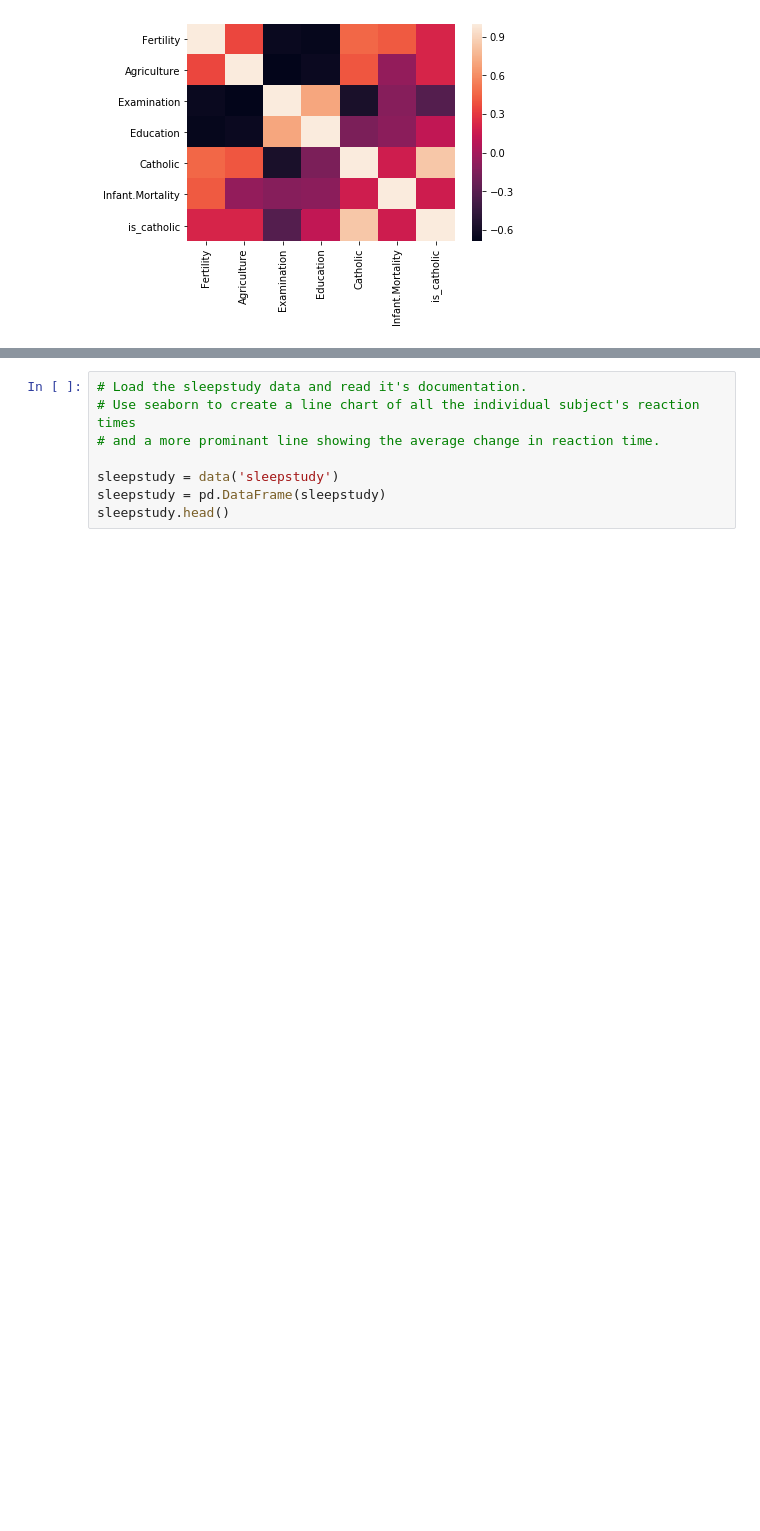
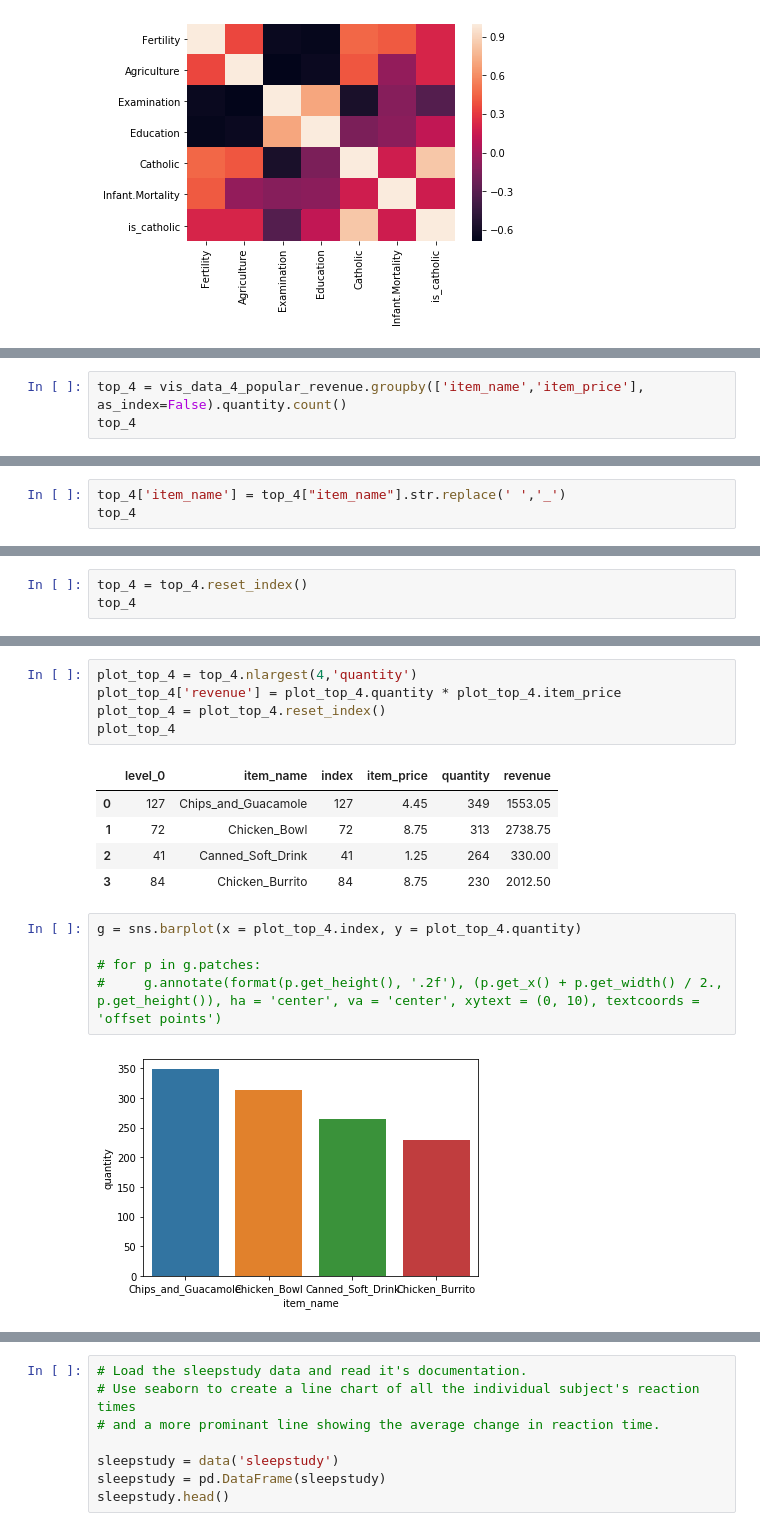
Before and after one commit to Jacqueline-A-Shay/python-exercises, a Jupyter notebook: 4.9_seaborn_exercises.ipynb, the cells around one changed output, grey strips where cells are left out. Saved outputs shown, nothing was run; the diff lists cells and outputs as text; blank space fills up the shorter version.

```diff
--- a/4.9_seaborn_exercises.ipynb
+++ b/4.9_seaborn_exercises.ipynb
@@ -266,0 +333,3 @@ df.head(5)
+# %%
+top_4 = vis_data_4_popular_revenue.groupby(['item_name','item_price'], as_index=False).quantity.count()
+top_4
@@ -266,0 +376,3 @@ df.head(5)
+# %%
+top_4['item_name'] = top_4["item_name"].str.replace(' ','_')
+top_4
@@ -266,0 +398,3 @@ df.head(5)
+# %%
+top_4 = top_4.reset_index()
+top_4
@@ -266,0 +420,18 @@ df.head(5)
+# %%
+plot_top_4 = top_4.nlargest(4,'quantity')
+plot_top_4['revenue'] = plot_top_4.quantity * plot_top_4.item_price
+plot_top_4 = plot_top_4.reset_index()
+plot_top_4
+# %% [output]
+|  | level_0 | item_name | index | item_price | quantity | revenue |
+| 0 | 127 | Chips_and_Guacamole | 127 | 4.45 | 349 | 1553.05 |
+| 1 | 72 | Chicken_Bowl | 72 | 8.75 | 313 | 2738.75 |
+| 2 | 41 | Canned_Soft_Drink | 41 | 1.25 | 264 | 330.00 |
+| 3 | 84 | Chicken_Burrito | 84 | 8.75 | 230 | 2012.50 |
+# %%
+g = sns.barplot(x = plot_top_4.index, y = plot_top_4.quantity)
+
+# for p in g.patches:
+#     g.annotate(format(p.get_height(), '.2f'), (p.get_x() + p.get_width() / 2., p.get_height()), ha = 'center', va = 'center', xytext = (0, 10), textcoords = 'offset points')
+# %% [output]
+[figure, added]
```
Also changed, not shown: parts of 13 cells of this notebook, 1 other file.
